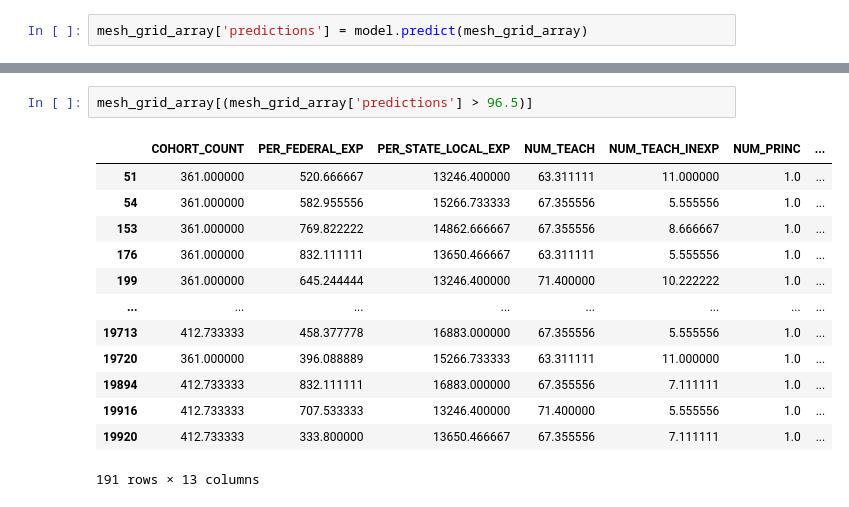
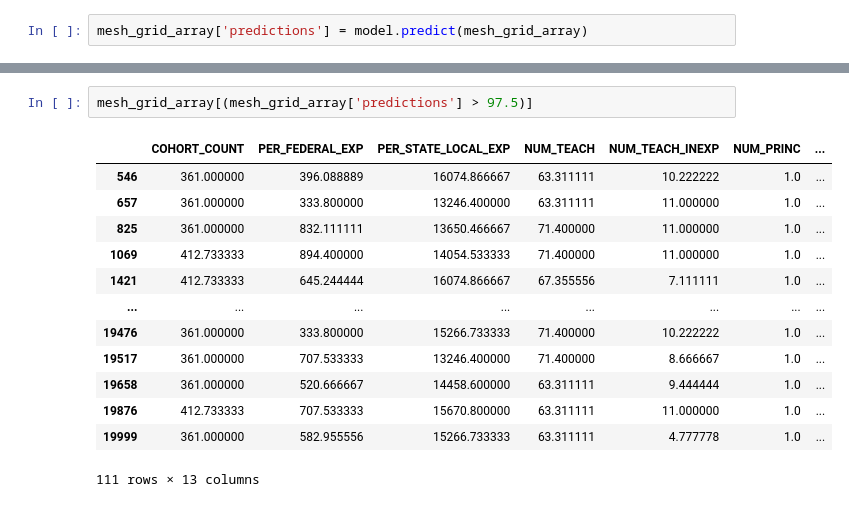
Before and after one commit to derekcaramella/GraduationRatePredictor, a Jupyter notebook: 2022_05_02_Caramella_DSC465_FinalProject_Script.ipynb, the cells around one changed output, grey strips where cells are left out. Drawn from its saved outputs; the diff is of its cells as text.

```diff
--- a/2022_05_02_Caramella_DSC465_FinalProject_Script.ipynb
+++ b/2022_05_02_Caramella_DSC465_FinalProject_Script.ipynb
@@ -756,19 +756,19 @@ plt.show()
 # %%
-mesh_grid_array[(mesh_grid_array['predictions'] > 96.5)]
+mesh_grid_array[(mesh_grid_array['predictions'] > 97.5)]
 # %% [output]
 |  | COHORT_COUNT | PER_FEDERAL_EXP | PER_STATE_LOCAL_EXP | NUM_TEACH | NUM_TEACH_INEXP | NUM_PRINC | ... |
-| 51 | 361.000000 | 520.666667 | 13246.400000 | 63.311111 | 11.000000 | 1.0 | ... |
-| 54 | 361.000000 | 582.955556 | 15266.733333 | 67.355556 | 5.555556 | 1.0 | ... |
-| 153 | 361.000000 | 769.822222 | 14862.666667 | 67.355556 | 8.666667 | 1.0 | ... |
-| 176 | 361.000000 | 832.111111 | 13650.466667 | 63.311111 | 5.555556 | 1.0 | ... |
-| 199 | 361.000000 | 645.244444 | 13246.400000 | 71.400000 | 10.222222 | 1.0 | ... |
+| 546 | 361.000000 | 396.088889 | 16074.866667 | 63.311111 | 10.222222 | 1.0 | ... |
+| 657 | 361.000000 | 333.800000 | 13246.400000 | 63.311111 | 11.000000 | 1.0 | ... |
+| 825 | 361.000000 | 832.111111 | 13650.466667 | 71.400000 | 11.000000 | 1.0 | ... |
+| 1069 | 412.733333 | 894.400000 | 14054.533333 | 71.400000 | 11.000000 | 1.0 | ... |
+| 1421 | 412.733333 | 645.244444 | 16074.866667 | 67.355556 | 7.111111 | 1.0 | ... |
 | ... | ... | ... | ... | ... | ... | ... | ... |
-| 19713 | 412.733333 | 458.377778 | 16883.000000 | 67.355556 | 5.555556 | 1.0 | ... |
-| 19720 | 361.000000 | 396.088889 | 15266.733333 | 63.311111 | 11.000000 | 1.0 | ... |
-| 19894 | 412.733333 | 832.111111 | 16883.000000 | 67.355556 | 7.111111 | 1.0 | ... |
-| 19916 | 412.733333 | 707.533333 | 13246.400000 | 71.400000 | 5.555556 | 1.0 | ... |
-| 19920 | 412.733333 | 333.800000 | 13650.466667 | 67.355556 | 7.111111 | 1.0 | ... |
+| 19476 | 361.000000 | 333.800000 | 15266.733333 | 71.400000 | 10.222222 | 1.0 | ... |
+| 19517 | 361.000000 | 707.533333 | 13246.400000 | 71.400000 | 8.666667 | 1.0 | ... |
+| 19658 | 361.000000 | 520.666667 | 14458.600000 | 63.311111 | 9.444444 | 1.0 | ... |
+| 19876 | 412.733333 | 707.533333 | 15670.800000 | 63.311111 | 11.000000 | 1.0 | ... |
+| 19999 | 361.000000 | 582.955556 | 15266.733333 | 63.311111 | 4.777778 | 1.0 | ... |
-191 rows × 13 columns
+111 rows × 13 columns
 # %%
 confidence_graph = mesh_grid_array[['PER_FEDERAL_EXP', 'PER_STATE_LOCAL_EXP', 'predictions']]
 confidence_graph['Total Expenditure per Pupil'] = confidence_graph[['PER_FEDERAL_EXP',
```
Also changed, not shown: parts of 4 cells of this notebook.
